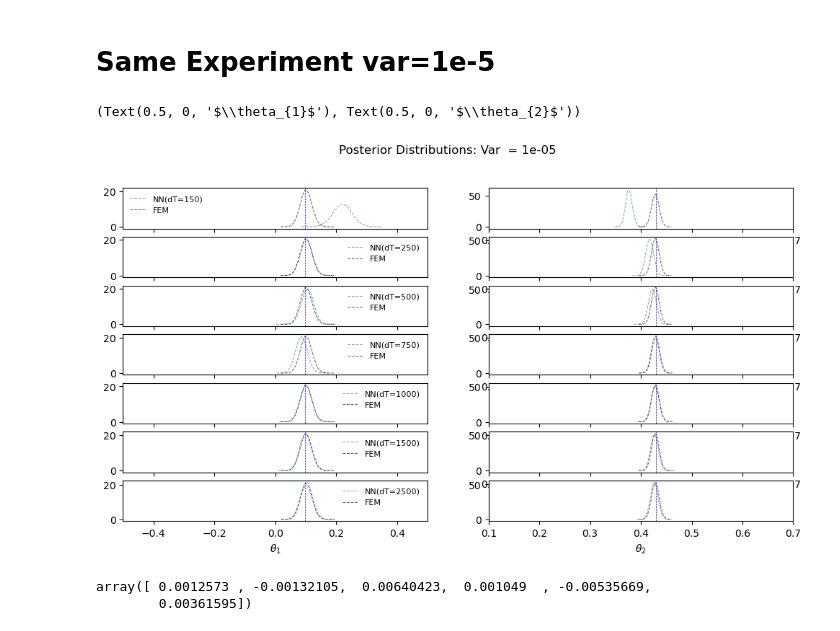
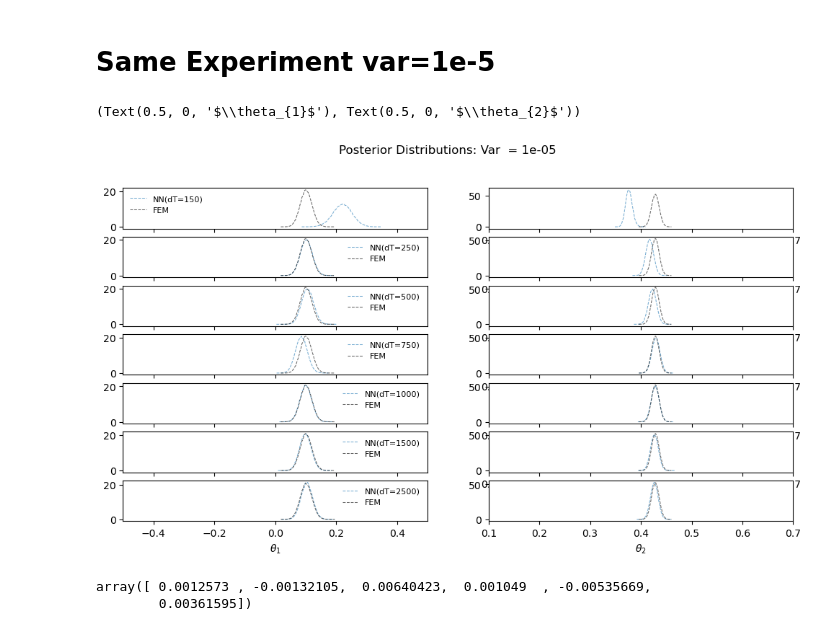
Before and after one commit to ChristianJzB/Projects, a Jupyter notebook: Deep_Solvers/Inverse_Problems/Elliptic/1D_Elliptic.ipynb, the cells around one changed output. Cells and saved outputs as stored; diff of their text form; code cells hidden in the pictures.

```diff
--- a/Deep_Solvers/Inverse_Problems/Elliptic/1D_Elliptic.ipynb
+++ b/Deep_Solvers/Inverse_Problems/Elliptic/1D_Elliptic.ipynb
@@ -335,7 +335,7 @@ axs[-1,0].set_xlabel("$\\theta_{1}$"),axs[-1,1].set_xlabel("$\\theta_{2}$")
 # %% [markdown]
 # Same Experiment var=1e-5
 # %%
-vr = 1e-6
+vr = 1e-5
 st = torch.sqrt(torch.tensor(vr))
 obs_points, obs_sol = generate_noisy_obs(6,std=st)
 hvert = 50
@@ -426,36 +426,36 @@ fig.suptitle(f"Posterior Distributions: Var  = {vr}")
 for i,nobs in  enumerate(N):
 
     sample = np.load(f'./results/MDNN_s{nobs}_noise{vr}.npy')
 
     bin_centers, counts = histogram_(sample[:, 0],bins=bins)
     axs[i,0].plot(bin_centers, counts, alpha=0.6, linestyle="--", linewidth=0.75, label = f"NN(dT={nobs})")
     bin_centers, counts = histogram_(sample[:, 1],bins=bins)
     axs[i,1].plot(bin_centers, counts, alpha=0.6, linestyle="--", linewidth=0.75, label = f"NN(dT={nobs})")
 
     # sample = np.load(f'./results/dGaLA_s{nobs}_noise{vr}.npy')
 
     # bin_centers, counts = histogram_(sample[:, 0],bins=bins)
     # axs[i,0].plot(bin_centers, counts, alpha=0.6, linestyle="--", linewidth=0.75, label = f"dGALA(dT={nobs})")
     # bin_centers, counts = histogram_(sample[:, 1],bins=bins)
     # axs[i,1].plot(bin_centers, counts, alpha=0.6, linestyle="--", linewidth=0.75, label = f"dGALA(dT={nobs})")
 
     sample = np.load(f'./results/FEM_pyro_h{hvert}_var{vr}.npy')
 
     bin_centers, counts = histogram_(sample[:, 0],bins=bins)
     axs[i,0].plot(bin_centers, counts, alpha=0.6, linestyle="--", linewidth=0.75, label = f"FEM",color = "black")
     bin_centers, counts = histogram_(sample[:, 1],bins=bins)
     axs[i,1].plot(bin_centers, counts, alpha=0.6, linestyle="--", linewidth=0.75, label = f"FEM",color = "black")
 
     axs[i,0].legend(frameon = False, fontsize =8)
-    axs[i,0].axvline(x = theta_th[0], color = 'b',linestyle="--", linewidth=0.5)
-    axs[i,1].axvline(x = theta_th[1], color = 'b',linestyle="--", linewidth=0.5)
+    #axs[i,0].axvline(x = theta_th[0], color = 'b',linestyle="--", linewidth=0.5)
+    #axs[i,1].axvline(x = theta_th[1], color = 'b',linestyle="--", linewidth=0.5)
 
     axs[i,1].set_xlim((0.1,0.7)),axs[i,0].set_xlim((-0.5,0.5))
 
 axs[-1,0].set_xlabel("$\\theta_{1}$"),axs[-1,1].set_xlabel("$\\theta_{2}$")
 # %% [output]
 (Text(0.5, 0, '$\\theta_{1}$'), Text(0.5, 0, '$\\theta_{2}$'))
-[figure, old version]
+[figure, new version]
 # %%
 
 
```
Also changed, not shown: 37 other files.
